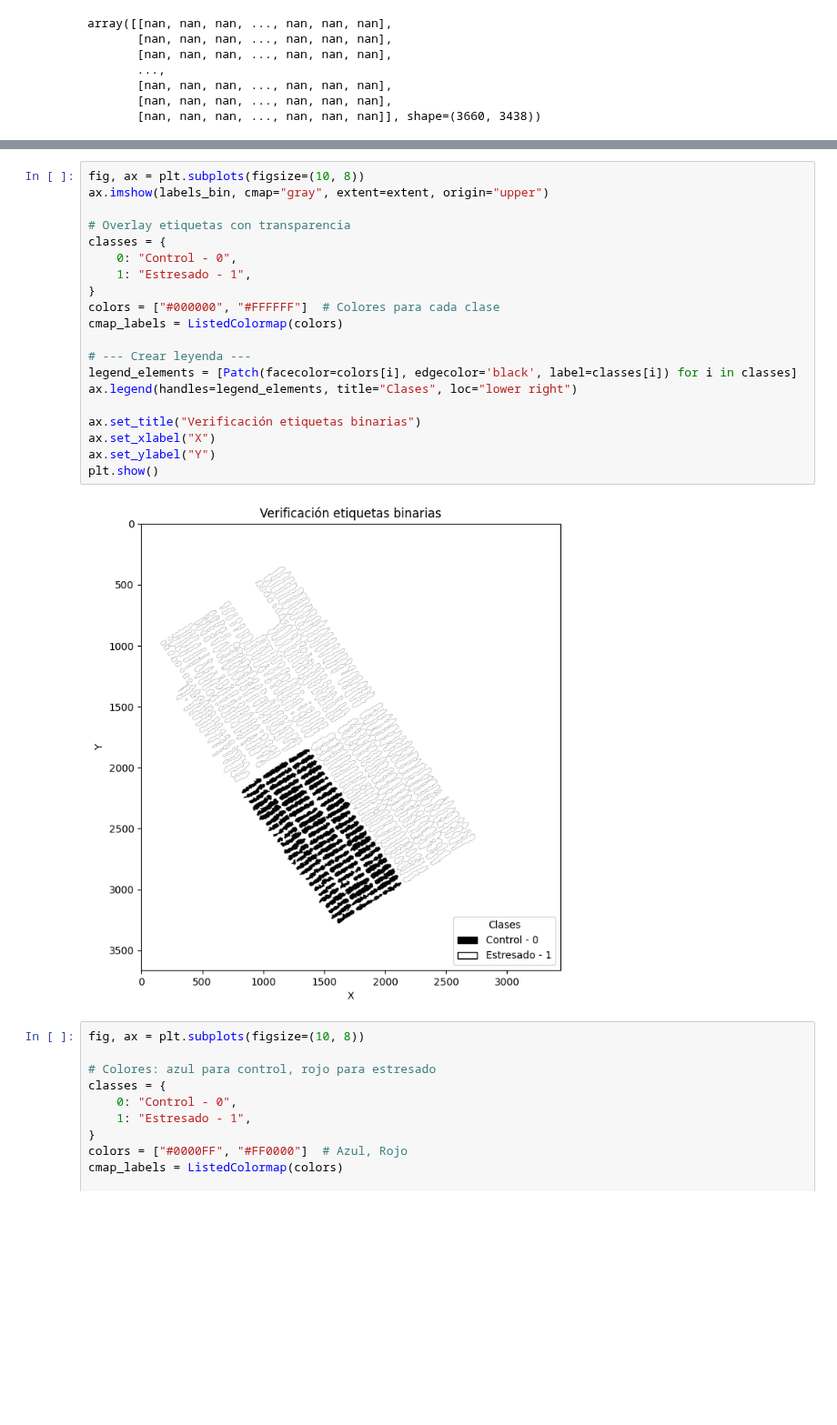
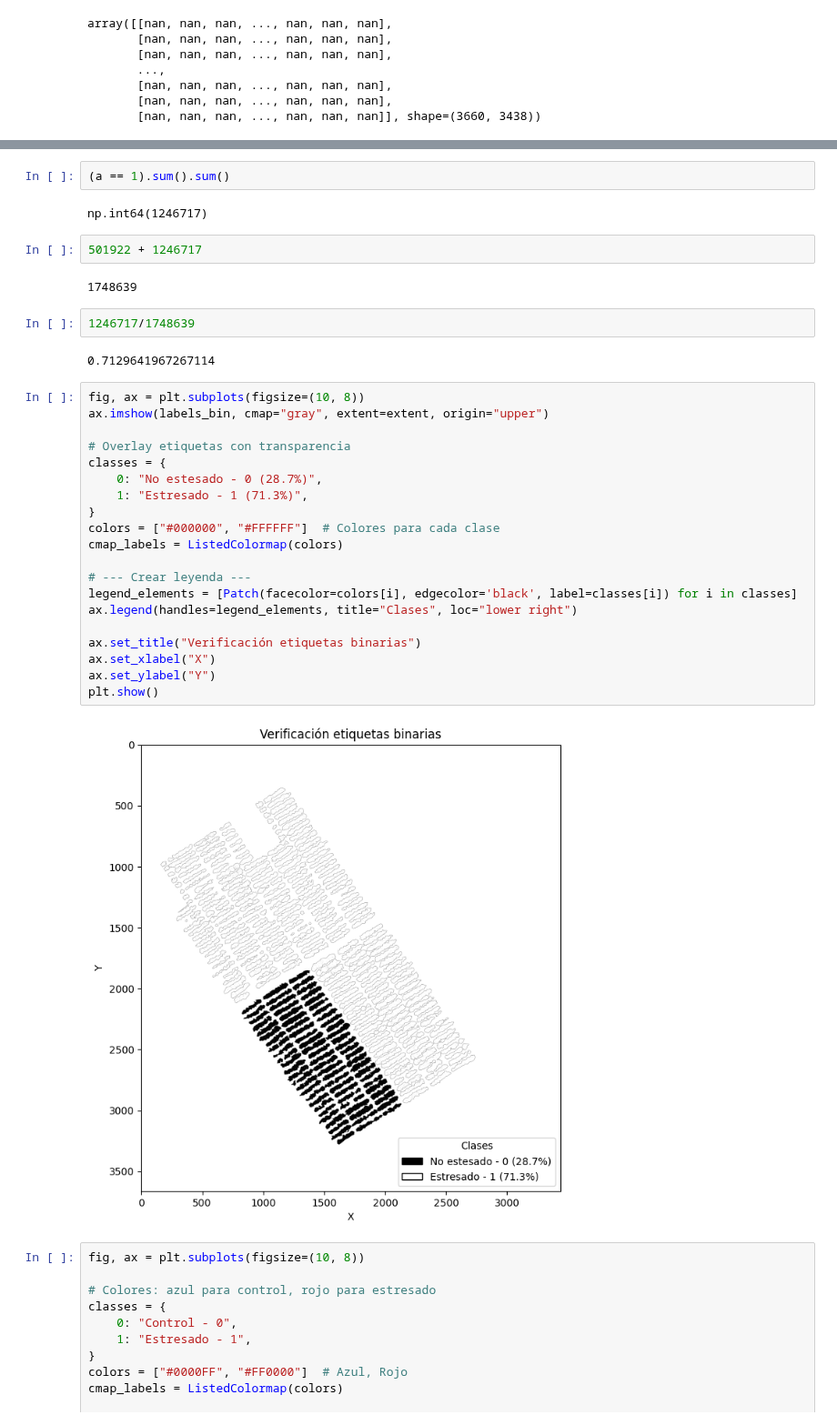
Before and after one commit to johnma96/thesis, a Jupyter notebook: notebooks/302-jmmz-spatial-split.ipynb, the cells around one changed output, grey strips where cells are left out. Shown at 91% size. Cells and saved outputs as stored; diff of their text form; blank space fills up the shorter version.

```diff
--- a/notebooks/302-jmmz-spatial-split.ipynb
+++ b/notebooks/302-jmmz-spatial-split.ipynb
@@ -280,25 +297,37 @@ array([[nan, nan, nan, ..., nan, nan, nan],
+# %%
+(a == 1).sum().sum()
+# %% [output]
+np.int64(1246717)
+# %%
+501922 + 1246717
+# %% [output]
+1748639
+# %%
+1246717/1748639
+# %% [output]
+0.7129641967267114
 # %%
 fig, ax = plt.subplots(figsize=(10, 8))
 ax.imshow(labels_bin, cmap="gray", extent=extent, origin="upper")
 
 # Overlay etiquetas con transparencia
 classes = {
-    0: "Control - 0",
-    1: "Estresado - 1",
+    0: "No estesado - 0 (28.7%)",
+    1: "Estresado - 1 (71.3%)",
 }
 colors = ["#000000", "#FFFFFF"]  # Colores para cada clase
 cmap_labels = ListedColormap(colors)
 
 # --- Crear leyenda ---
 legend_elements = [Patch(facecolor=colors[i], edgecolor='black', label=classes[i]) for i in classes]
 ax.legend(handles=legend_elements, title="Clases", loc="lower right")
 
 ax.set_title("Verificación etiquetas binarias")
 ax.set_xlabel("X")
 ax.set_ylabel("Y")
 plt.show()
 # %% [output]
-[figure, old version]
+[figure, new version]
 # %%
 fig, ax = plt.subplots(figsize=(10, 8))
 
```
Also changed, not shown: parts of 5 cells of this notebook, 13 other files.
